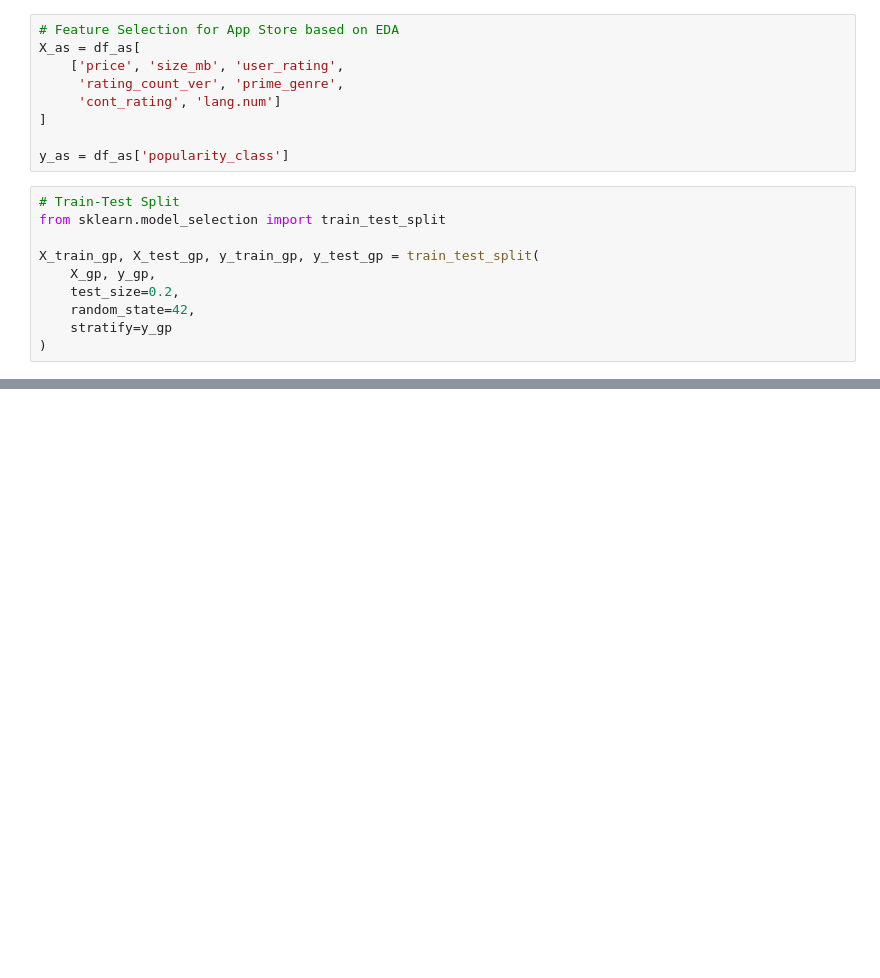
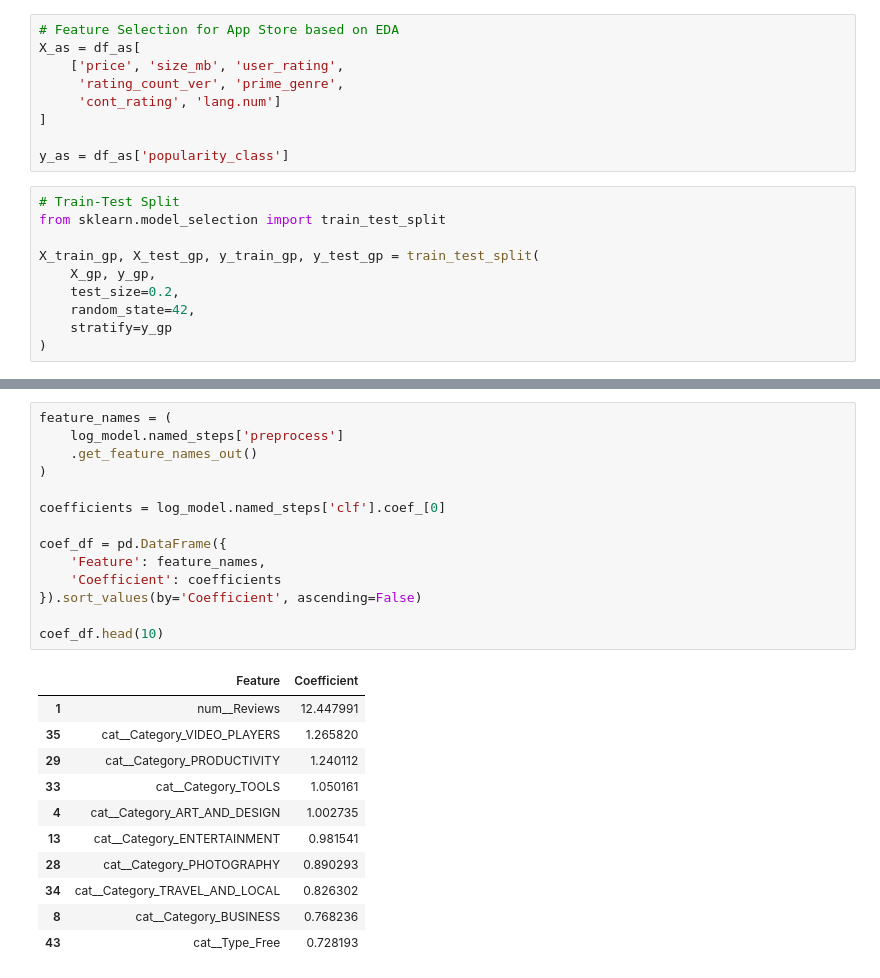
Before and after one commit to Dhairyaxshah/Appfluence, a Jupyter notebook: notebooks/03_supervised_ml.ipynb, the cells around one changed output, grey strips where cells are left out. Drawn from its saved outputs; the diff is of its cells as text; blank space fills up the shorter version.

```diff
--- a/notebooks/03_supervised_ml.ipynb
+++ b/notebooks/03_supervised_ml.ipynb
@@ -96,0 +204,26 @@ X_train_gp, X_test_gp, y_train_gp, y_test_gp = train_test_split(
+# %%
+feature_names = (
+    log_model.named_steps['preprocess']
+    .get_feature_names_out()
+)
+
+coefficients = log_model.named_steps['clf'].coef_[0]
+
+coef_df = pd.DataFrame({
+    'Feature': feature_names,
+    'Coefficient': coefficients
+}).sort_values(by='Coefficient', ascending=False)
+
+coef_df.head(10)
+# %% [output]
+|  | Feature | Coefficient |
+| 1 | num__Reviews | 12.447991 |
+| 35 | cat__Category_VIDEO_PLAYERS | 1.265820 |
+| 29 | cat__Category_PRODUCTIVITY | 1.240112 |
+| 33 | cat__Category_TOOLS | 1.050161 |
+| 4 | cat__Category_ART_AND_DESIGN | 1.002735 |
+| 13 | cat__Category_ENTERTAINMENT | 0.981541 |
+| 28 | cat__Category_PHOTOGRAPHY | 0.890293 |
+| 34 | cat__Category_TRAVEL_AND_LOCAL | 0.826302 |
+| 8 | cat__Category_BUSINESS | 0.768236 |
+| 43 | cat__Type_Free | 0.728193 |
```
Also changed, not shown: parts of 11 cells of this notebook.
